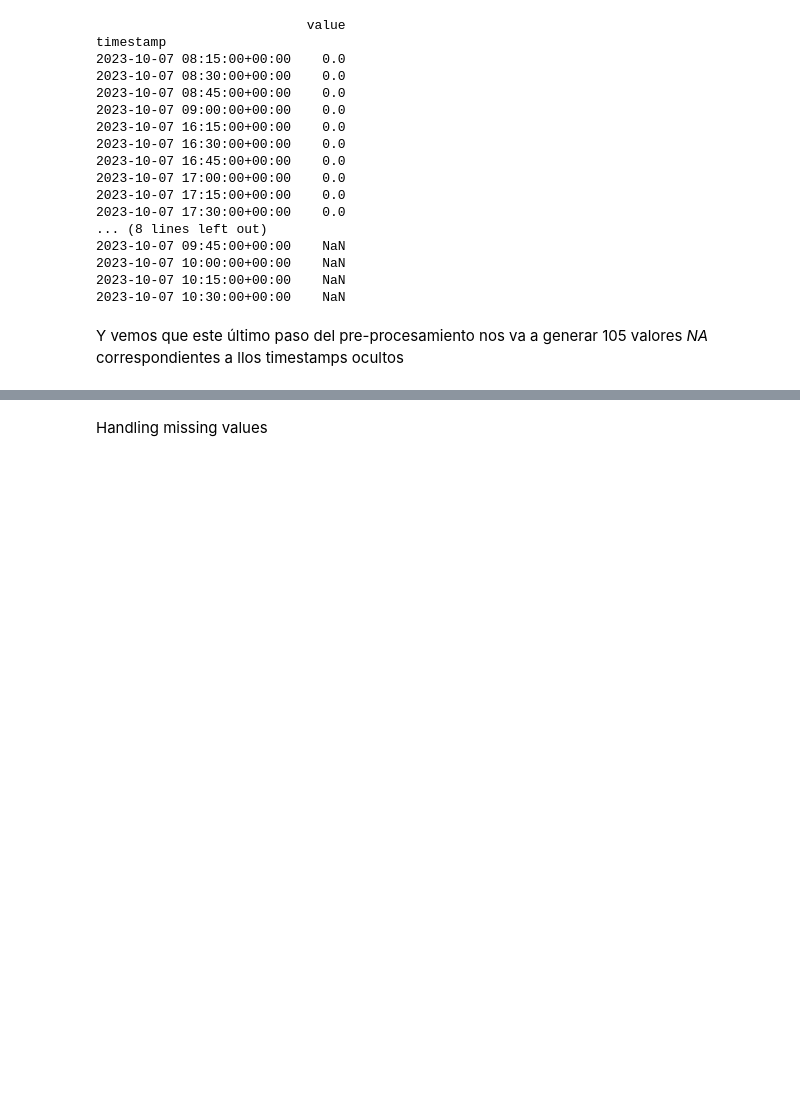
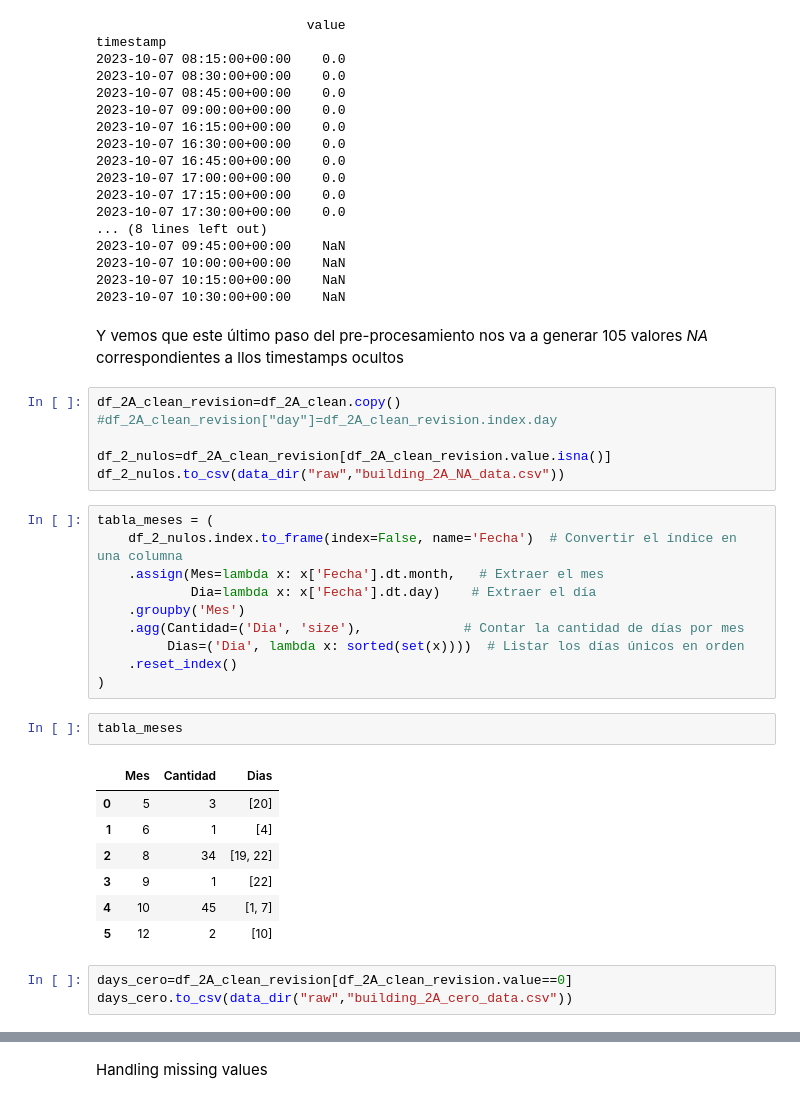
Before and after one commit to kesant/lightweight_clustered_energy_forecasts, a Jupyter notebook: notebooks/2A/0.0_kjst_preparacion_datos.ipynb, the cells around one changed output, grey strips where cells are left out. Cells and saved outputs as stored; diff of their text form; blank space fills up the shorter version.

```diff
--- a/notebooks/2A/0.0_kjst_preparacion_datos.ipynb
+++ b/notebooks/2A/0.0_kjst_preparacion_datos.ipynb
@@ -208,3 +205,32 @@ timestamp
 2023-10-07 10:30:00+00:00    NaN
 # %% [markdown]
 Y vemos que este último paso del pre-procesamiento nos va a generar 105 valores *NA* correspondientes a llos timestamps  ocultos
+# %%
+df_2A_clean_revision=df_2A_clean.copy()
+#df_2A_clean_revision["day"]=df_2A_clean_revision.index.day
+
+df_2_nulos=df_2A_clean_revision[df_2A_clean_revision.value.isna()]
+df_2_nulos.to_csv(data_dir("raw","building_2A_NA_data.csv"))
+# %%
+tabla_meses = (
+    df_2_nulos.index.to_frame(index=False, name='Fecha')  # Convertir el índice en una columna
+    .assign(Mes=lambda x: x['Fecha'].dt.month,   # Extraer el mes
+            Dia=lambda x: x['Fecha'].dt.day)    # Extraer el día
+    .groupby('Mes')
+    .agg(Cantidad=('Dia', 'size'),             # Contar la cantidad de días por mes
+         Dias=('Dia', lambda x: sorted(set(x))))  # Listar los días únicos en orden
+    .reset_index()
+)
+# %%
+tabla_meses
+# %% [output]
+|  | Mes | Cantidad | Dias |
+| 0 | 5 | 3 | [20] |
+| 1 | 6 | 1 | [4] |
+| 2 | 8 | 34 | [19, 22] |
+| 3 | 9 | 1 | [22] |
+| 4 | 10 | 45 | [1, 7] |
+| 5 | 12 | 2 | [10] |
+# %%
+days_cero=df_2A_clean_revision[df_2A_clean_revision.value==0]
+days_cero.to_csv(data_dir("raw","building_2A_cero_data.csv"))
```
Also changed, not shown: parts of 5 cells of this notebook, 4 other files.
